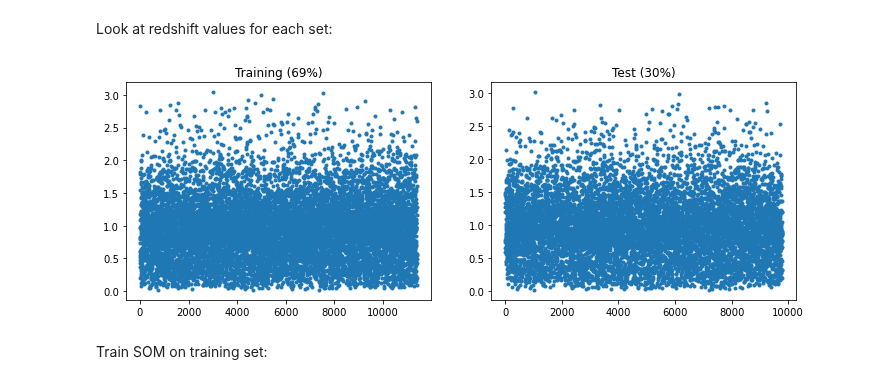
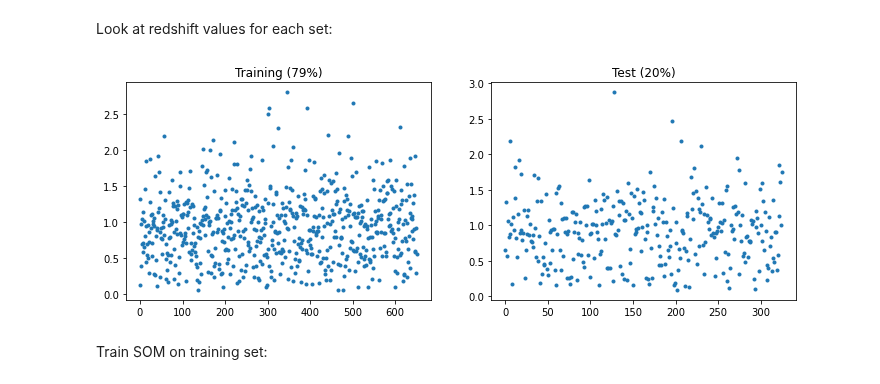
Before and after one commit to LSSTDESC/pz_bayes, a Jupyter notebook: notebooks/feature_likelihood_cosmoDC2.ipynb, the cells around one changed output. Cells and saved outputs as stored; diff of their text form; code cells hidden in the pictures.

```diff
--- a/notebooks/feature_likelihood_cosmoDC2.ipynb
+++ b/notebooks/feature_likelihood_cosmoDC2.ipynb
@@ -113,11 +986,8 @@ else:
         'dec < {}'.format(dec_max),
     ]
 
-    # Define magnitude cuts
+    # Define magnitude cuts ("gold sample")
     mag_filters = [
-    'scatmag_u < 26.3',
-    'scatmag_g < 26.3',
-    'scatmag_r < 26.3',
     'scatmag_i < 25.0',
     ]
 
@@ -127,11 +997,11 @@ else:
         return(mag1 - mag2)
 
     # Diff between mag_<band>_true and mag_<band>_lsst?
-    gc.add_derived_quantity('u-g_true', get_colors, 'mag_u_lsst', 'mag_g_lsst')
-    gc.add_derived_quantity('g-r_true', get_colors, 'mag_g_lsst', 'mag_r_lsst')
-    gc.add_derived_quantity('r-i_true', get_colors, 'mag_r_lsst', 'mag_i_lsst')
-    gc.add_derived_quantity('i-z_true', get_colors, 'mag_i_lsst', 'mag_z_lsst')
-    gc.add_derived_quantity('z-y_true', get_colors, 'mag_z_lsst', 'mag_y_lsst')
+    gc.add_derived_quantity('u-g_true', get_colors, 'mag_true_u', 'mag_true_g')
+    gc.add_derived_quantity('g-r_true', get_colors, 'mag_true_g', 'mag_true_r')
+    gc.add_derived_quantity('r-i_true', get_colors, 'mag_true_r', 'mag_true_i')
+    gc.add_derived_quantity('i-z_true', get_colors, 'mag_true_i', 'mag_true_z')
+    gc.add_derived_quantity('z-y_true', get_colors, 'mag_true_z', 'mag_true_y')
 
     gc.add_derived_quantity('u-g_scat', get_colors, 'scatmag_u', 'scatmag_g')
     gc.add_derived_quantity('g-r_scat', get_colors, 'scatmag_g', 'scatmag_r')
@@ -139,11 +1009,16 @@ else:
     gc.add_derived_quantity('i-z_scat', get_colors, 'scatmag_i', 'scatmag_z')
     gc.add_derived_quantity('z-y_scat', get_colors, 'scatmag_z', 'scatmag_y')
 
-    gc_cut = gc.get_quantities(['ra', 'dec', 'redshift', 'mag_u_lsst', 'mag_g_lsst', 'mag_r_lsst', 'mag_i_lsst',
-                            'mag_z_lsst', 'mag_y_lsst', 'scatmag_u', 'scatmag_g', 'scatmag_r', 'scatmag_i',
-                           'scatmag_z', 'scatmag_y', 'u-g_true', 'g-r_true', 'r-i_true', 'i-z_true', 'z-y_true',
-                           'u-g_scat', 'g-r_scat', 'r-i_scat', 'i-z_scat', 'z-y_scat'],
-                           filters=(coord_filters + mag_filters))
+    quantities = gc.list_all_quantities()
+    seds = [i for i in quantities if re.search(r'sed+\_+\d+\_+\d+$', i)]
+
+
+    columns = ['ra_true', 'dec_true', 'redshift_true', 'mag_true_u', 'mag_true_g', 'mag_true_r', 'mag_true_i',
+               'mag_true_z', 'mag_true_y', 'scatmag_u', 'scatmag_g', 'scatmag_r', 'scatmag_i', 'scatmag_z',
+               'scatmag_y', 'scaterr_u', 'scaterr_g', 'scaterr_r', 'scaterr_i', 'scaterr_z', 'scaterr_y', 'u-g_true',
+               'g-r_true', 'r-i_true', 'i-z_true', 'z-y_true', 'u-g_scat', 'g-r_scat', 'r-i_scat', 'i-z_scat', 'z-y_scat'] + seds
+
+    gc_cut = gc.get_quantities(columns, filters=(coord_filters + mag_filters))
     # Write catalog
     gc_table = Table(gc_cut)
     gc_table.write(os.path.join(pz_path, 'dc2_image_photoz_magerr_10y_cuts.fits'), format='fits', overwrite=True)
@@ -217,5 +1081,6 @@ sns.pairplot(gc_df[['g-r_true', 'r-i_true', 'i-z_true', 'redshift', 'iz']][::200
 # %% [output]
 [figure]
 # %%
-griz_table = Table([gc_table['g-r_true'], gc_table['r-i_true'], gc_table['i-z_true'], gc_table['redshift']],
-                   names=['g-r', 'r-i', 'i-z', 'redshift'])
+colors_table = Table([gc_table['u-g_true'], gc_table['g-r_true'], gc_table['r-i_true'], gc_table['i-z_true'],
+                      gc_table['z-y_true'], gc_table['redshift']],
+                   names=['u-g', 'g-r', 'r-i', 'i-z', 'z-y', 'redshift'])
@@ -238,8 +1108,10 @@ def split(x, train_size, random_state):
     test_indices = random_indices[ntrain:]
 
     return(x[train_indices], x[test_indices])
+# %%
+colors_table = colors_table[::20]
 # %%
-train, test = split(griz_table, 0.7, rng)
+train, test = split(colors_table, 0.8, rng)
 # %%
 len(train), len(test)
 # %% [output]
@@ -249,13 +1121,13 @@ Look at redshift values for each set:
 # %%
 fig, axs = plt.subplots(1,2, figsize=(12,4))
 axs = axs.ravel()
 
 axs[0].plot(train['redshift'][::2000], '.')
-axs[0].set_title('Training ({}%)'.format(int(len(train) / len(griz_table) * 100)))
+axs[0].set_title('Training ({}%)'.format(int(len(train) / len(colors_table) * 100)))
 axs[1].plot(test['redshift'][::1000], '.')
-axs[1].set_title('Test ({}%)'.format(int(len(test) / len(griz_table) * 100)));
+axs[1].set_title('Test ({}%)'.format(int(len(test) / len(colors_table) * 100)));
 # %% [output]
-[figure, old version]
+[figure, new version]
 # %% [markdown]
 Train SOM on training set:
 # %%
```
Also changed, not shown: parts of 41 cells of this notebook, 1 other file.
